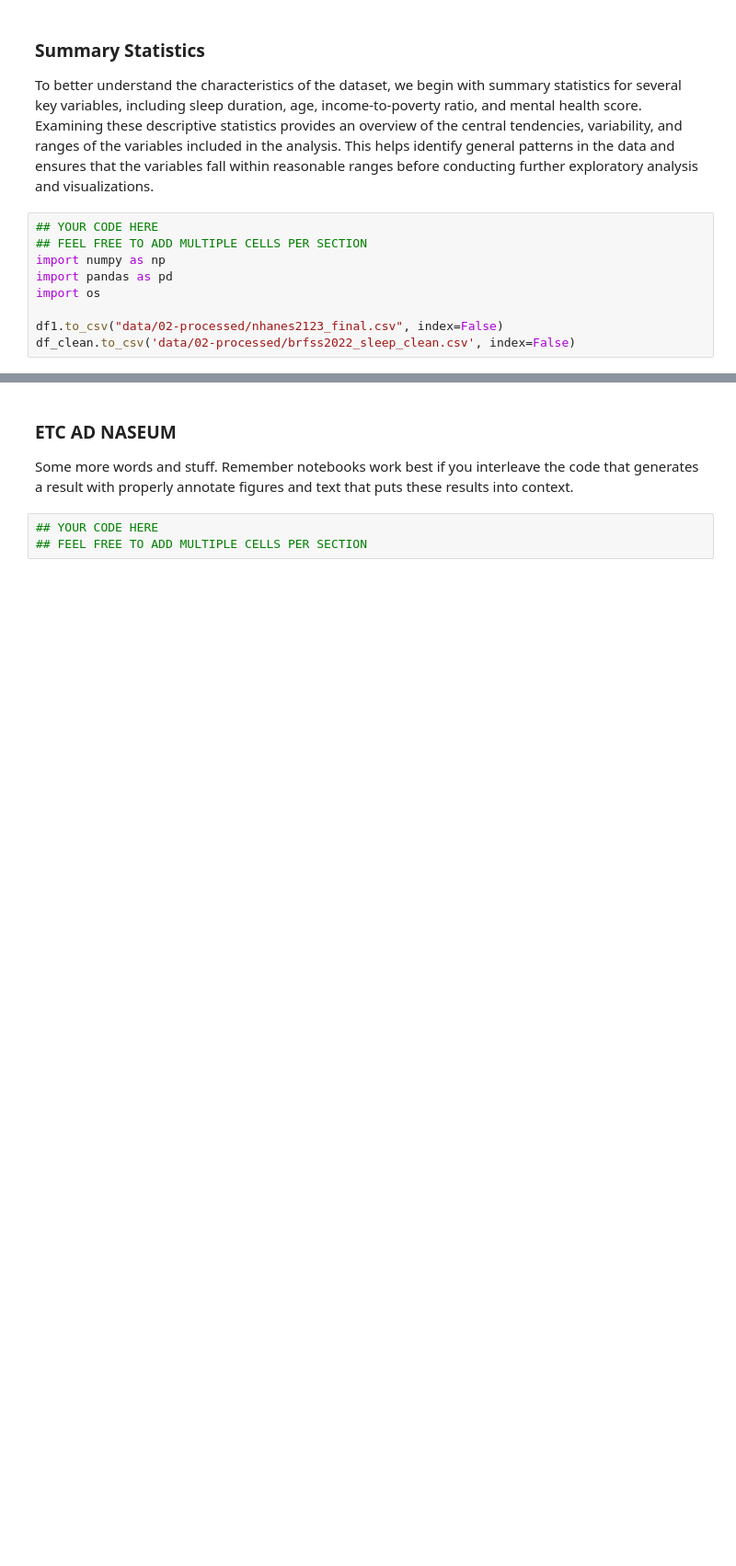
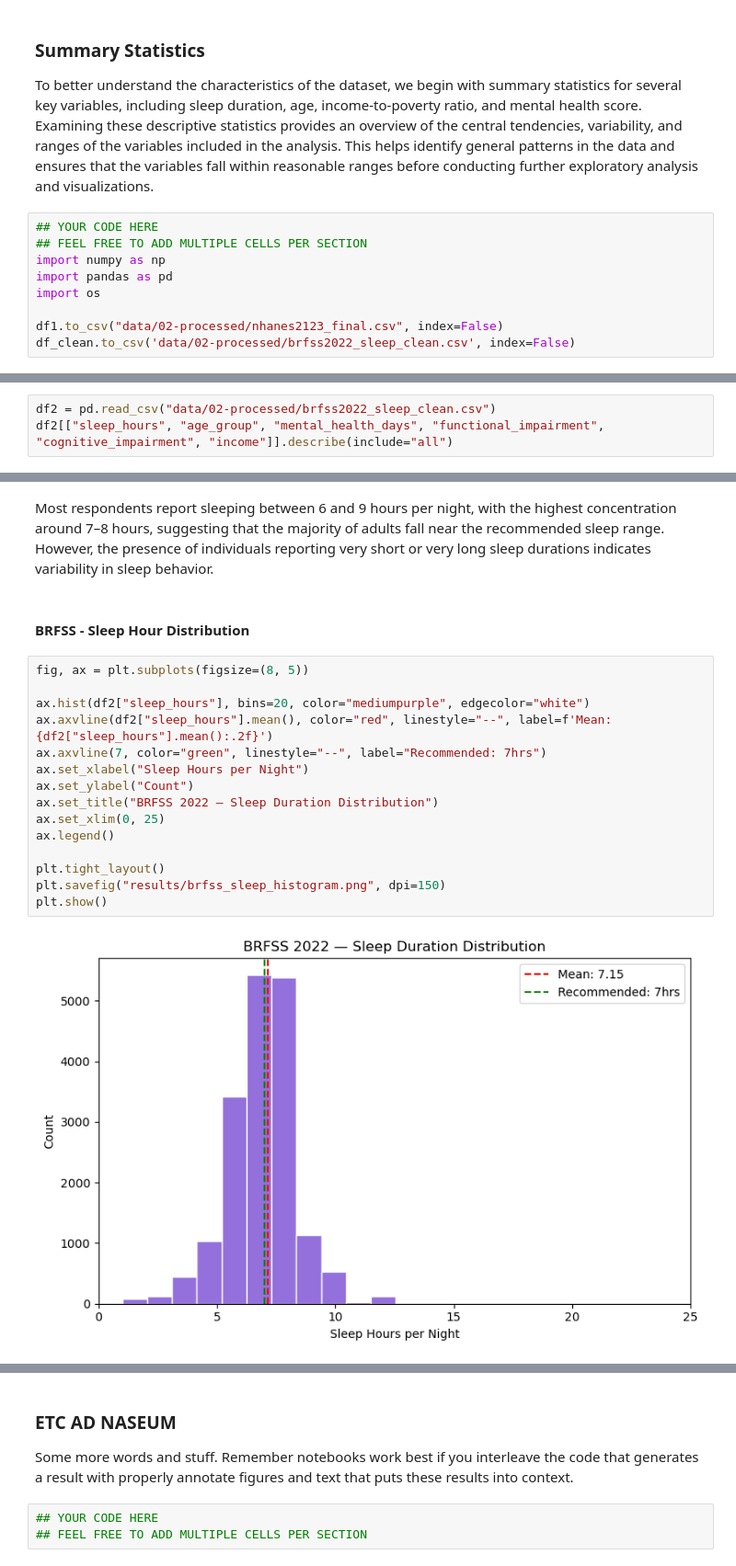
Before and after one commit to COGS108/Group150_WI26, a Jupyter notebook: 03-FinalProject.ipynb, the cells around one changed output, grey strips where cells are left out. Shown at 92% size. Saved outputs shown, nothing was run; the diff lists cells and outputs as text; blank space fills up the shorter version.

```diff
--- a/03-FinalProject.ipynb
+++ b/03-FinalProject.ipynb
@@ -582,0 +586,3 @@ Some more words and stuff.  Remember notebooks work best if you interleave the c
+# %%
+df2 = pd.read_csv("data/02-processed/brfss2022_sleep_clean.csv")
+df2[["sleep_hours", "age_group", "mental_health_days", "functional_impairment", "cognitive_impairment", "income"]].describe(include="all")
@@ -582,0 +621,21 @@ Some more words and stuff.  Remember notebooks work best if you interleave the c
+# %% [markdown]
+Most respondents report sleeping between 6 and 9 hours per night, with the highest concentration around 7–8 hours, suggesting that the majority of adults fall near the recommended sleep range. However, the presence of individuals reporting very short or very long sleep durations indicates variability in sleep behavior.
+# %% [markdown]
+#### BRFSS - Sleep Hour Distribution
+# %%
+fig, ax = plt.subplots(figsize=(8, 5))
+
+ax.hist(df2["sleep_hours"], bins=20, color="mediumpurple", edgecolor="white")
+ax.axvline(df2["sleep_hours"].mean(), color="red", linestyle="--", label=f'Mean: {df2["sleep_hours"].mean():.2f}')
+ax.axvline(7, color="green", linestyle="--", label="Recommended: 7hrs")
+ax.set_xlabel("Sleep Hours per Night")
+ax.set_ylabel("Count")
+ax.set_title("BRFSS 2022 — Sleep Duration Distribution")
+ax.set_xlim(0, 25)
+ax.legend()
+
+plt.tight_layout()
+plt.savefig("results/brfss_sleep_histogram.png", dpi=150)
+plt.show()
+# %% [output]
+[figure, added]
```
Also changed, not shown: parts of 27 cells of this notebook.
